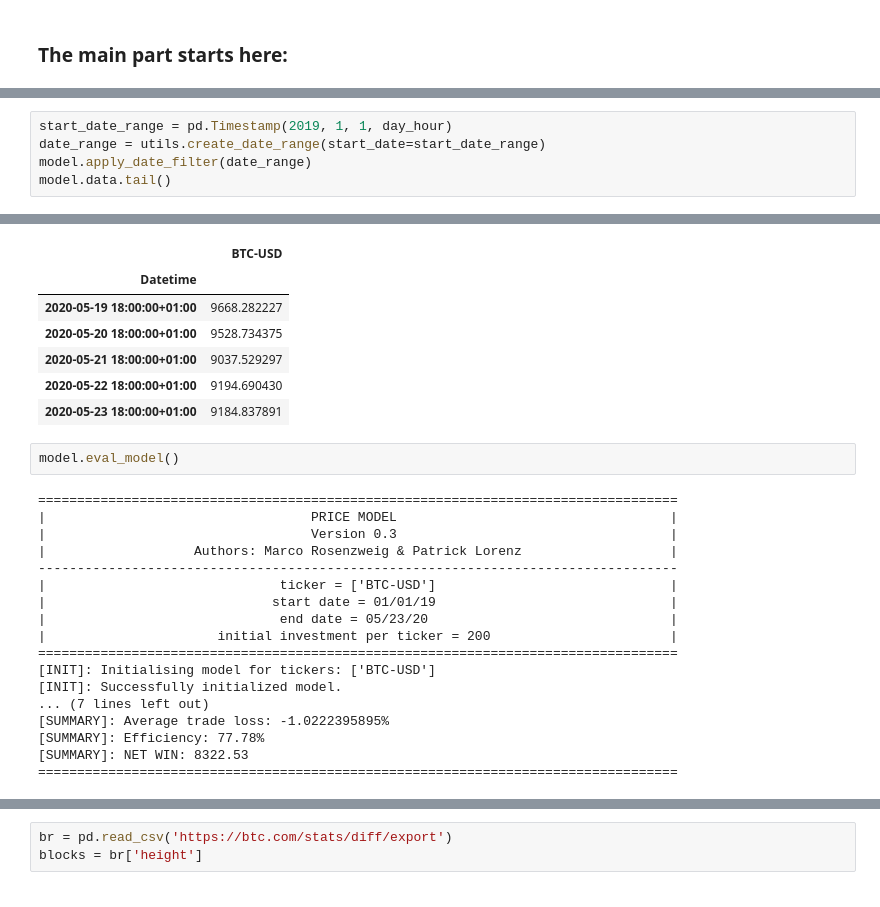
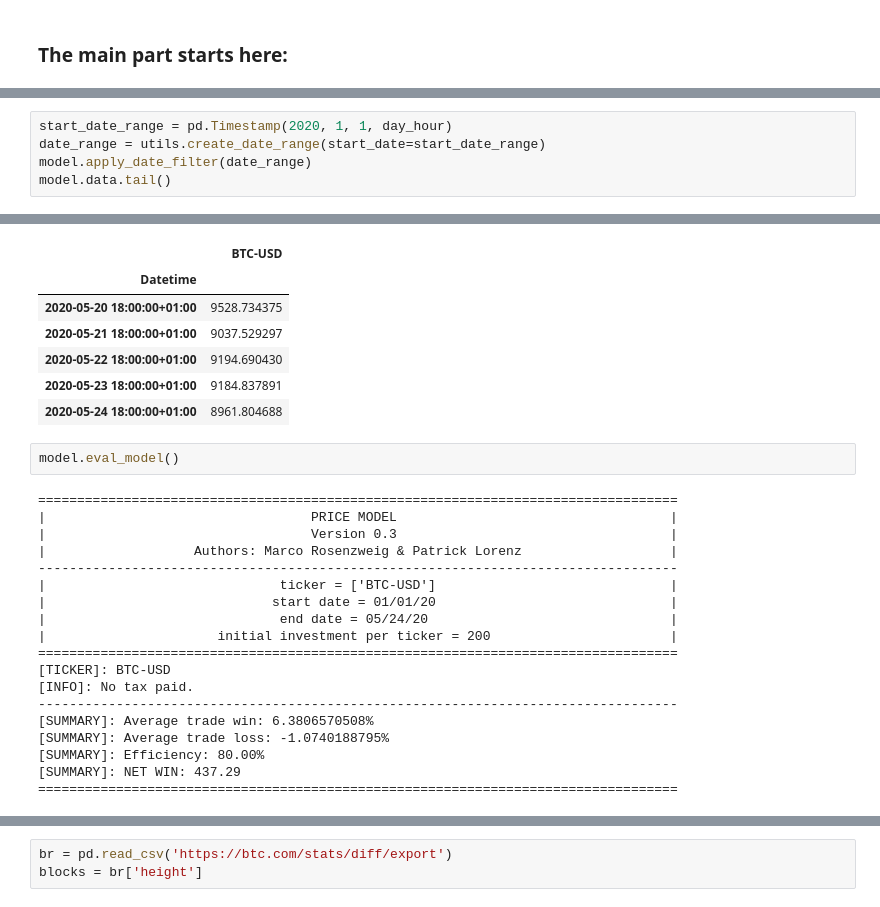
Before and after one commit to MarcoRosenzweig/FINANCE, a Jupyter notebook: CRYPTO_MODEL.ipynb, the cells around one changed output, grey strips where cells are left out. Drawn from its saved outputs; the diff is of its cells as text.

```diff
--- a/CRYPTO_MODEL.ipynb
+++ b/CRYPTO_MODEL.ipynb
@@ -63,5 +63,5 @@ model.data.tail(2)
 # %%
-start_date_range = pd.Timestamp(2019, 1, 1, day_hour)
+start_date_range = pd.Timestamp(2020, 1, 1, day_hour)
 date_range = utils.create_date_range(start_date=start_date_range)
 model.apply_date_filter(date_range)
 model.data.tail()
@@ -71,11 +69,11 @@ model.data.tail()
 [INFO]: filter applied.
 |  | BTC-USD |
 | Datetime |  |
-| 2020-05-19 18:00:00+01:00 | 9668.282227 |
 | 2020-05-20 18:00:00+01:00 | 9528.734375 |
 | 2020-05-21 18:00:00+01:00 | 9037.529297 |
 | 2020-05-22 18:00:00+01:00 | 9194.690430 |
 | 2020-05-23 18:00:00+01:00 | 9184.837891 |
+| 2020-05-24 18:00:00+01:00 | 8961.804688 |
 # %%
 model.eval_model()
 # %% [output]
@@ -85,16 +83,17 @@ model.eval_model()
 |                   Authors: Marco Rosenzweig & Patrick Lorenz                   |
 ----------------------------------------------------------------------------------
 |                              ticker = ['BTC-USD']                              |
-|                             start date = 01/01/19                              |
-|                              end date = 05/23/20                               |
+|                             start date = 01/01/20                              |
+|                              end date = 05/24/20                               |
 |                      initial investment per ticker = 200                       |
 ==================================================================================
-[INIT]: Initialising model for tickers: ['BTC-USD']
-[INIT]: Successfully initialized model.
-... (7 lines left out)
-[SUMMARY]: Average trade loss: -1.0222395895%
-[SUMMARY]: Efficiency: 77.78%
-[SUMMARY]: NET WIN: 8322.53
+[TICKER]: BTC-USD
+[INFO]: No tax paid.
+----------------------------------------------------------------------------------
+[SUMMARY]: Average trade win: 6.3806570508%
+[SUMMARY]: Average trade loss: -1.0740188795%
+[SUMMARY]: Efficiency: 80.00%
+[SUMMARY]: NET WIN: 437.29
 ==================================================================================
 # %%
 plotting.plot_model(model, tickers='BTC-USD', plot_from_date='2020-04-01')
```
Also changed, not shown: parts of 7 cells of this notebook.
